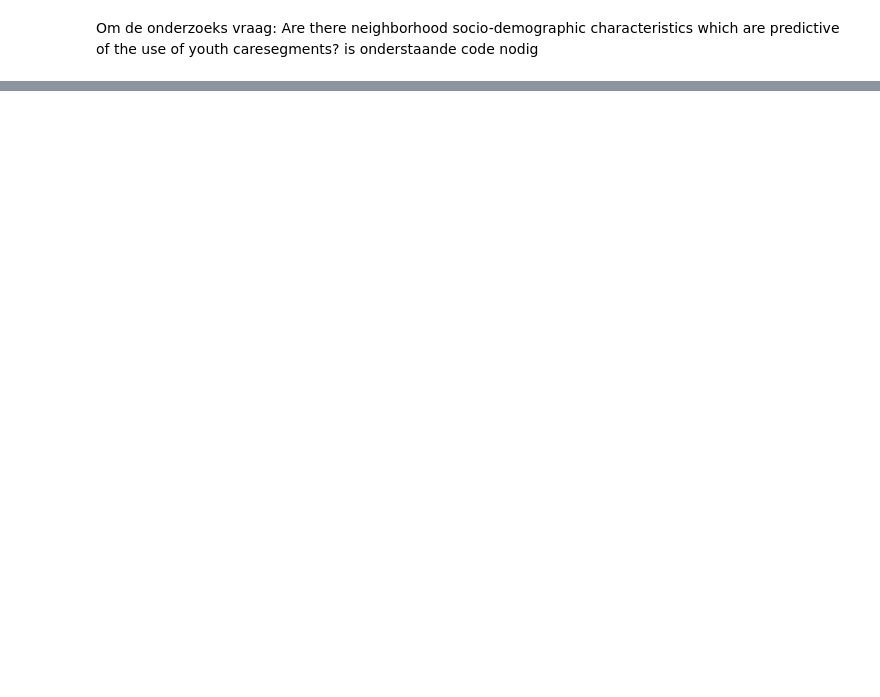
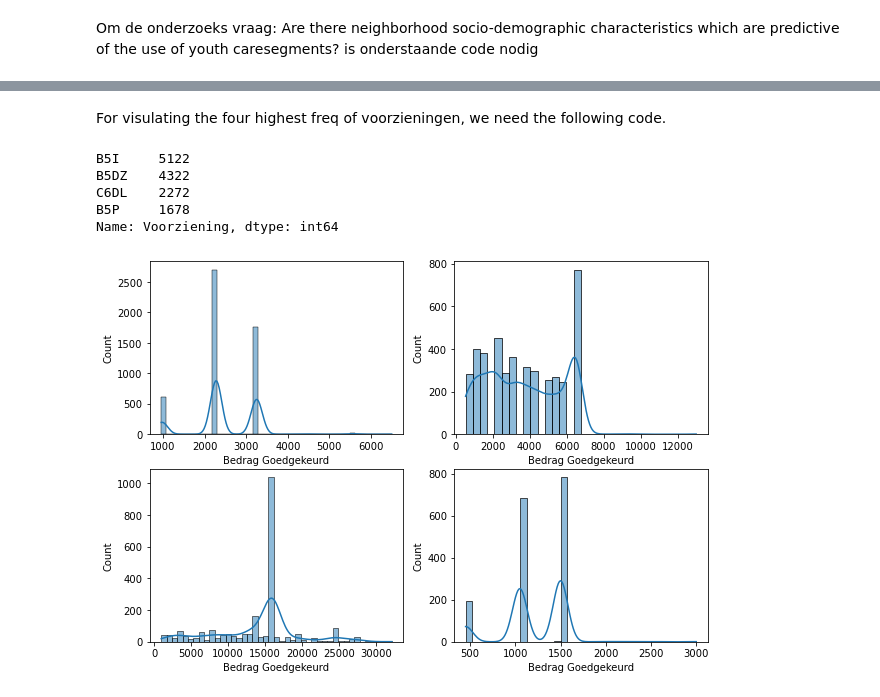
Before and after one commit to jtothehoenderdos/MasterThesis, a Jupyter notebook: Code/Decision Tree.ipynb, the cells around one changed output, grey strips where cells are left out. Saved outputs shown, nothing was run; the diff lists cells and outputs as text; code cells hidden in the pictures; blank space fills up the shorter version.

```diff
--- a/Code/Decision Tree.ipynb
+++ b/Code/Decision Tree.ipynb
@@ -149,0 +214,7 @@ feature_importances = sorted(feature_importances, key = lambda x: x[1], reverse
+# %%
+df = pd.read_pickle("C:\\VERTROUWELIJK\\final_dataSet.pkl")
+X_bedrag = df.drop(['Voorziening','Bedrag Goedgekeurd'], axis=1)
+
+X_encoded_bedrag = pd.get_dummies(X_bedrag, columns=['Geslacht'])
+# X_encoded_bedrag
+X_train, X_test, y_train, y_test = train_test_split(X_encoded_bedrag,y,random_state=42)
@@ -149,0 +271,26 @@ feature_importances = sorted(feature_importances, key = lambda x: x[1], reverse
+# %% [markdown]
+For visulating the four highest freq of voorzieningen, we need the following code.
+# %%
+df['Voorziening'].value_counts().nlargest(4)
+# %% [output]
+B5I     5122
+B5DZ    4322
+C6DL    2272
+B5P     1678
+Name: Voorziening, dtype: int64
+# %%
+fig = plt.figure()
+fig.set_figheight(7)
+fig.set_figwidth(10)
+
+ax = fig.add_subplot(2, 2, 1)
+sns.histplot(df[df['Voorziening'] == 'B5I']['Bedrag Goedgekeurd'], ax=ax, kde=True)
+ax = fig.add_subplot(2, 2, 2)
+sns.histplot(df[df['Voorziening'] == 'B5DZ']['Bedrag Goedgekeurd'],ax=ax, kde=True)
+ax = fig.add_subplot(2, 2, 3)
+sns.histplot(df[df['Voorziening'] == 'C6DL']['Bedrag Goedgekeurd'],ax=ax,kde=True)
+ax = fig.add_subplot(2, 2, 4)
+sns.histplot(df[df['Voorziening'] == 'B5P']['Bedrag Goedgekeurd'],ax=ax,kde=True)
+fig.savefig('overview for voorzieningen distplot.png')
+# %% [output]
+[figure, added]
```
Also changed, not shown: parts of 21 cells of this notebook, 2 other files.
